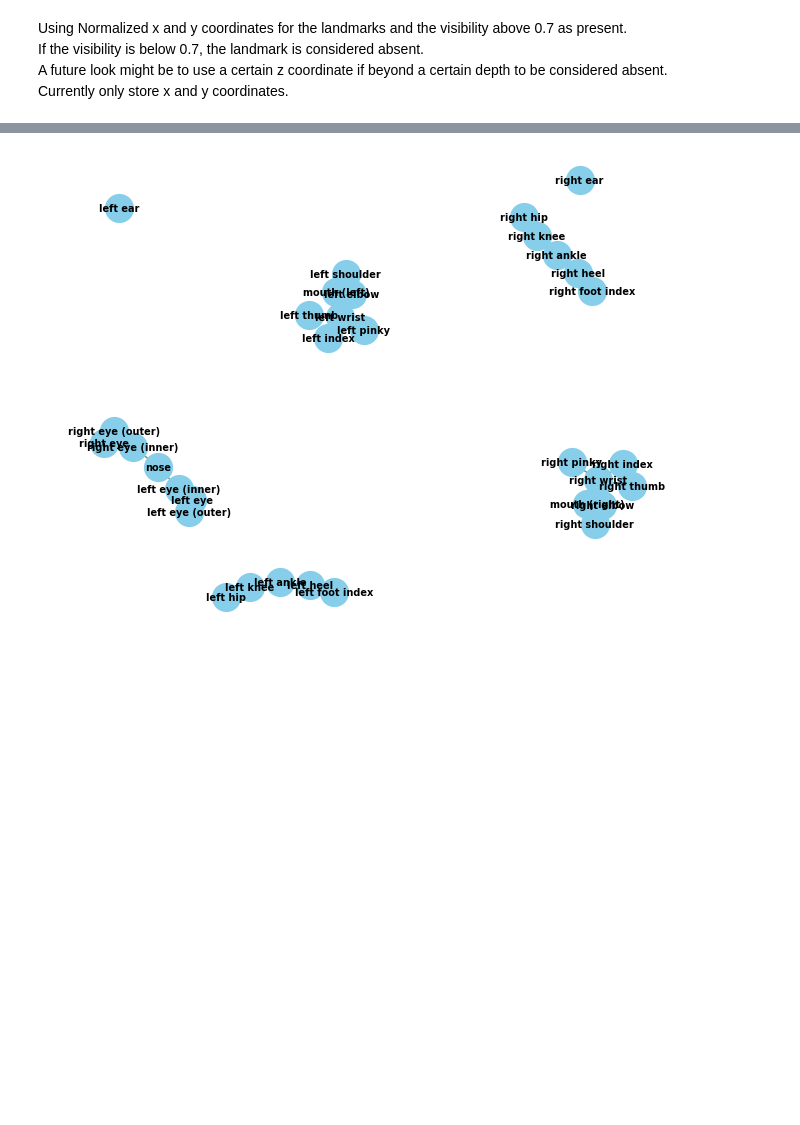
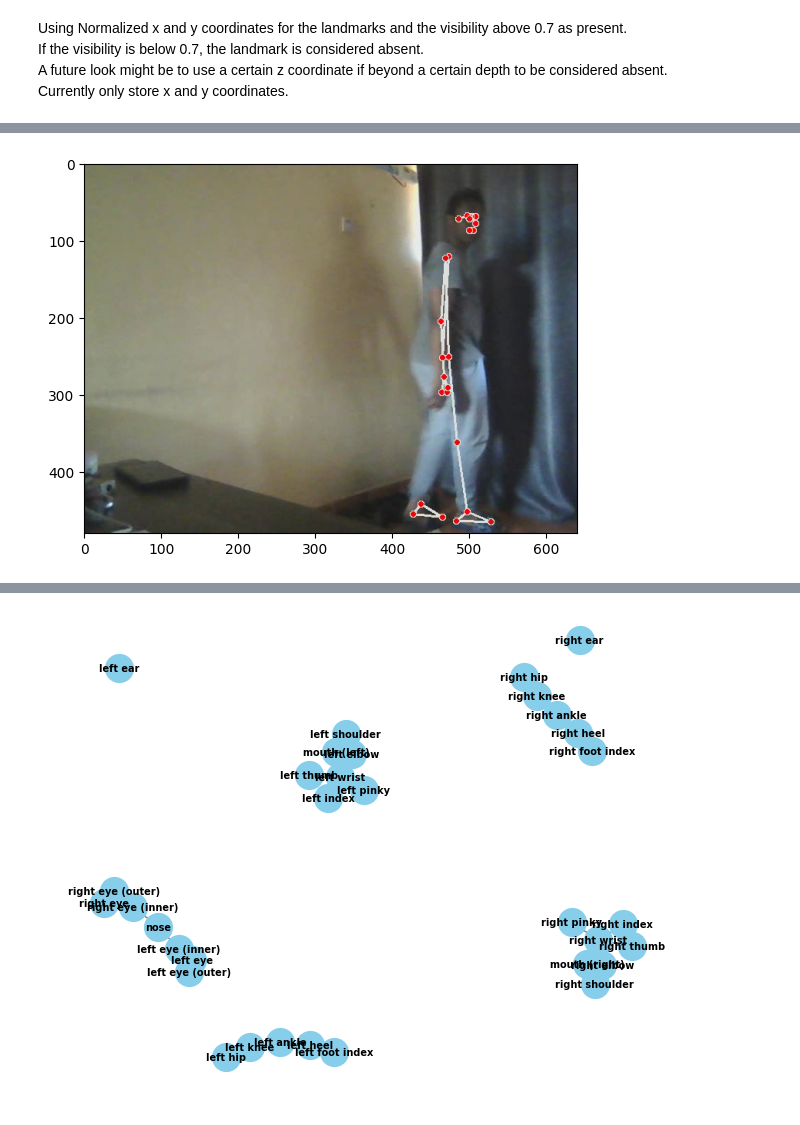
Before and after one commit to kaburia/animal-poses4population, a Jupyter notebook: human-gait-tests/human_gait_recognition.ipynb, the cells around one changed output, grey strips where cells are left out. Cells and saved outputs as stored; diff of their text form; code cells hidden in the pictures; blank space fills up the shorter version.

```diff
--- a/human-gait-tests/human_gait_recognition.ipynb
+++ b/human-gait-tests/human_gait_recognition.ipynb
@@ -36 +64,3 @@ Currently only store x and y coordinates.<br>
+# %%
+time_nows = []
 # %%
@@ -173,0 +346,30 @@ graph = {
+# %%
+import cv2
+
+def display_frame_at_frame_count(frame_count, file_no):
+    # Load the video
+    video_file = os.path.join(os.getcwd(), 'video', f'video_{file_no}.avi')
+
+    # Define the framerate
+    framerate = 30
+
+    cap = cv2.VideoCapture(video_file)
+
+    # Set the frame position to the desired point
+    frame_position = int(frame_count / framerate * cap.get(cv2.CAP_PROP_FRAME_COUNT))
+    cap.set(cv2.CAP_PROP_POS_FRAMES, frame_position)
+
+    # Read the frame at the desired point
+    success, frame = cap.read()
+    if not success:
+        print('Error reading the video file')
+        return
+
+    # Display the frame with matplotlib
+    plt.imshow(cv2.cvtColor(frame, cv2.COLOR_BGR2RGB))
+    plt.show()
+
+# Call the function with the desired frame count
+display_frame_at_frame_count(2, time_nows[0])
+# %% [output]
+[figure, added]
```
Also changed, not shown: parts of 26 cells of this notebook.
